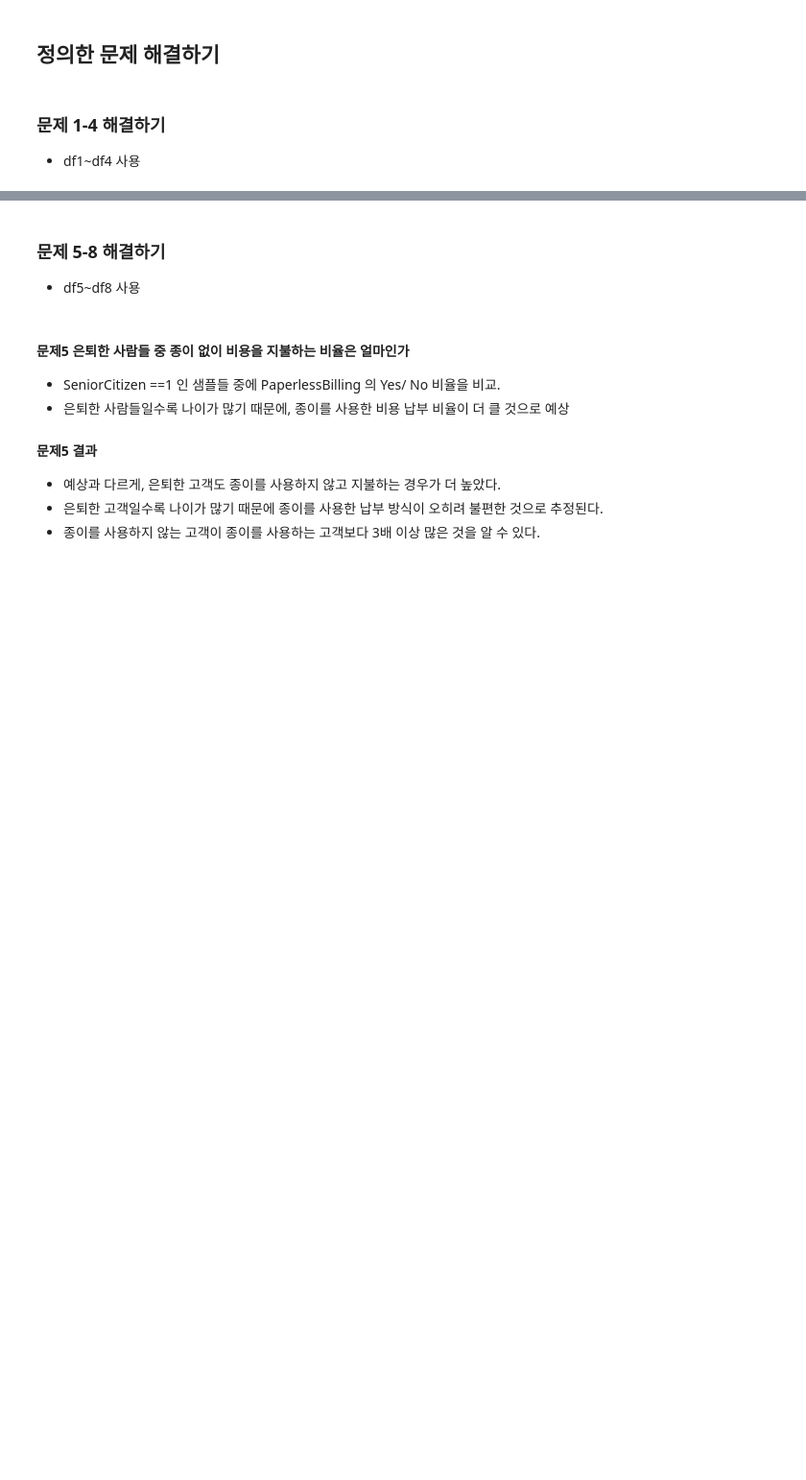
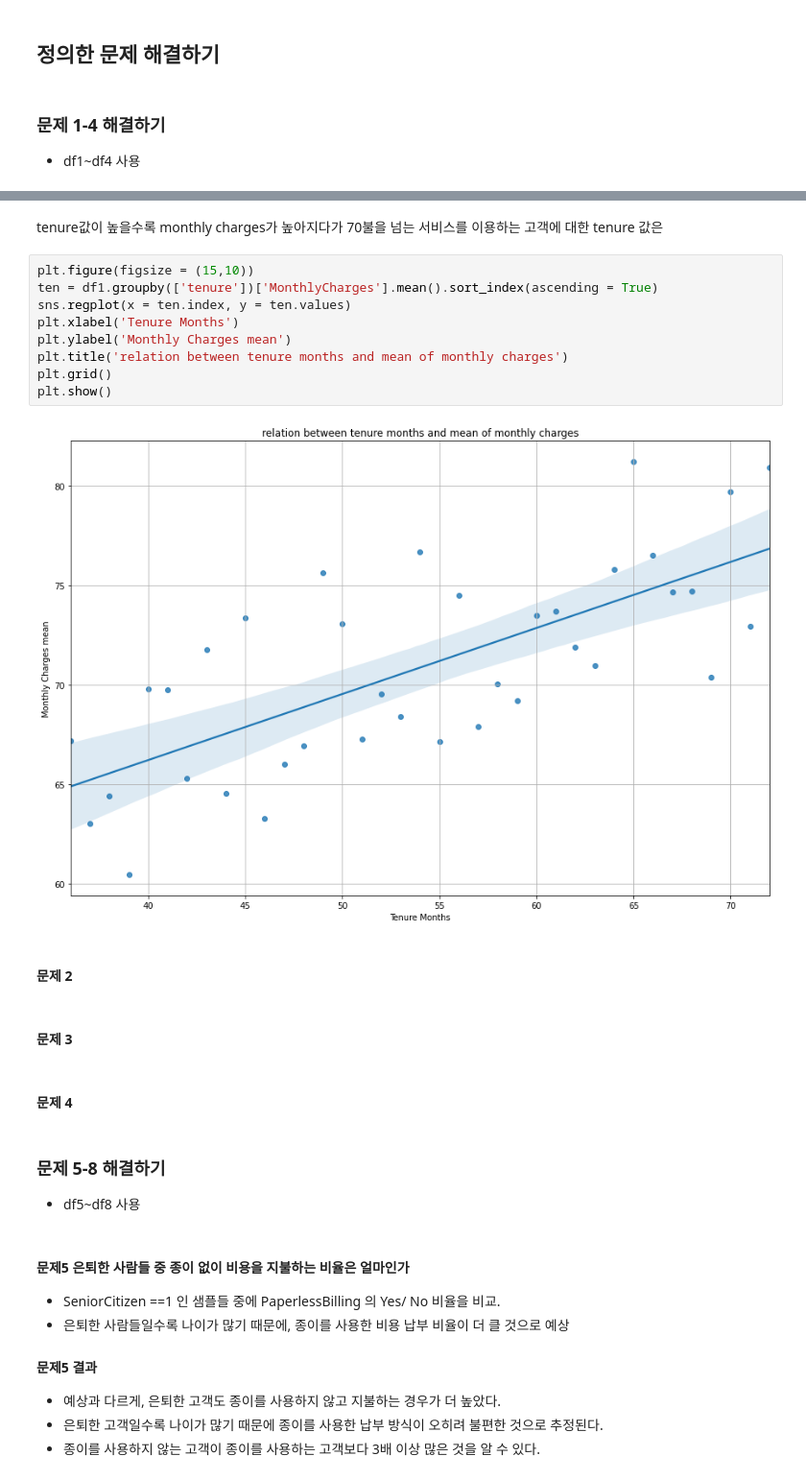
Before and after one commit to SeungMinSong2929/TelecomProj, a Jupyter notebook: telecome-sms.ipynb, the cells around one changed output, grey strips where cells are left out. Shown at 96% size. Saved outputs shown, nothing was run; the diff lists cells and outputs as text; blank space fills up the shorter version.

```diff
--- a/telecome-sms.ipynb
+++ b/telecome-sms.ipynb
@@ -323,3 +356,22 @@ sns.pairplot(tel,hue = 'gender')
+# %% [markdown]
+tenure값이 높을수록 monthly charges가 높아지다가 70불을 넘는 서비스를 이용하는 고객에 대한 tenure 값은
+# %%
+plt.figure(figsize = (15,10))
+ten = df1.groupby(['tenure'])['MonthlyCharges'].mean().sort_index(ascending = True)
+sns.regplot(x = ten.index, y = ten.values)
+plt.xlabel('Tenure Months')
+plt.ylabel('Monthly Charges mean')
+plt.title('relation between tenure months and mean of monthly charges')
+plt.grid()
+plt.show()
+# %% [output]
+[figure, added]
+# %% [markdown]
+#### 문제 2
+# %% [markdown]
+#### 문제 3
+# %% [markdown]
+#### 문제 4
 # %% [markdown]
 ### 문제 5-8 해결하기
 * df5~df8 사용
```
Also changed, not shown: parts of 31 cells of this notebook.
